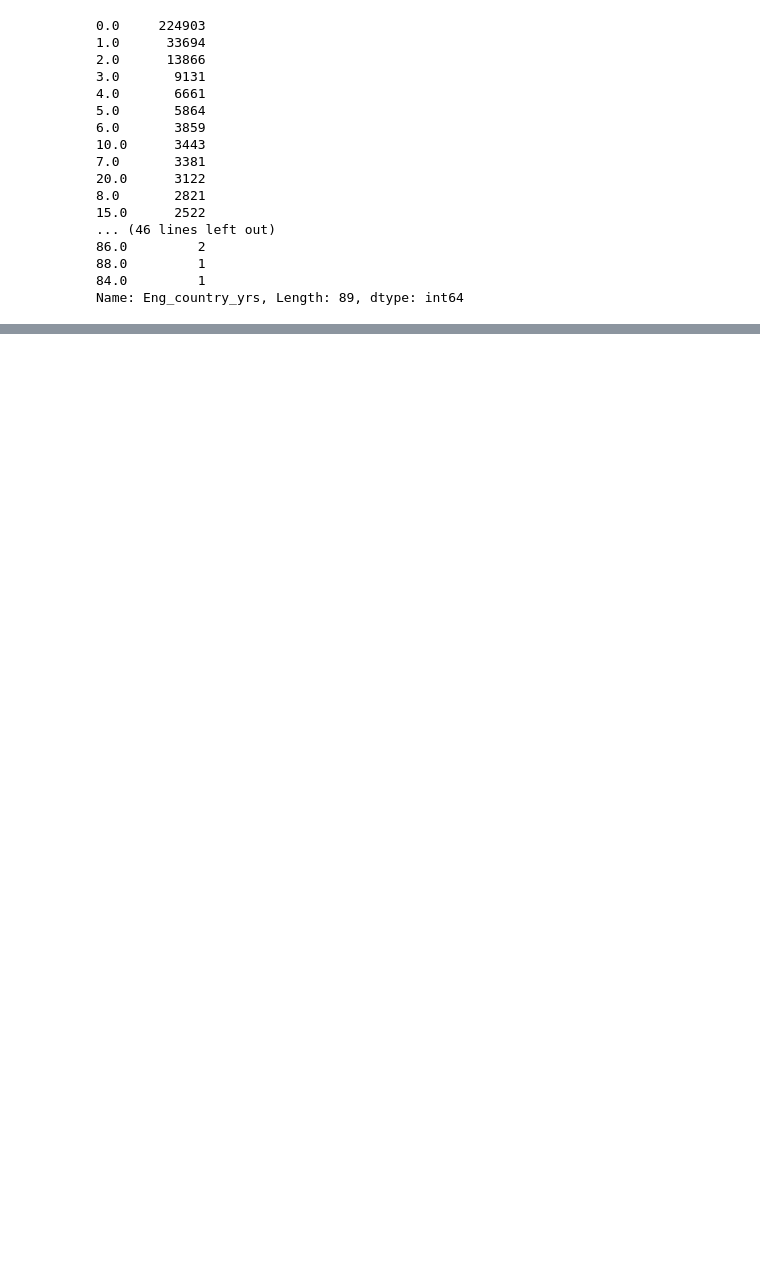
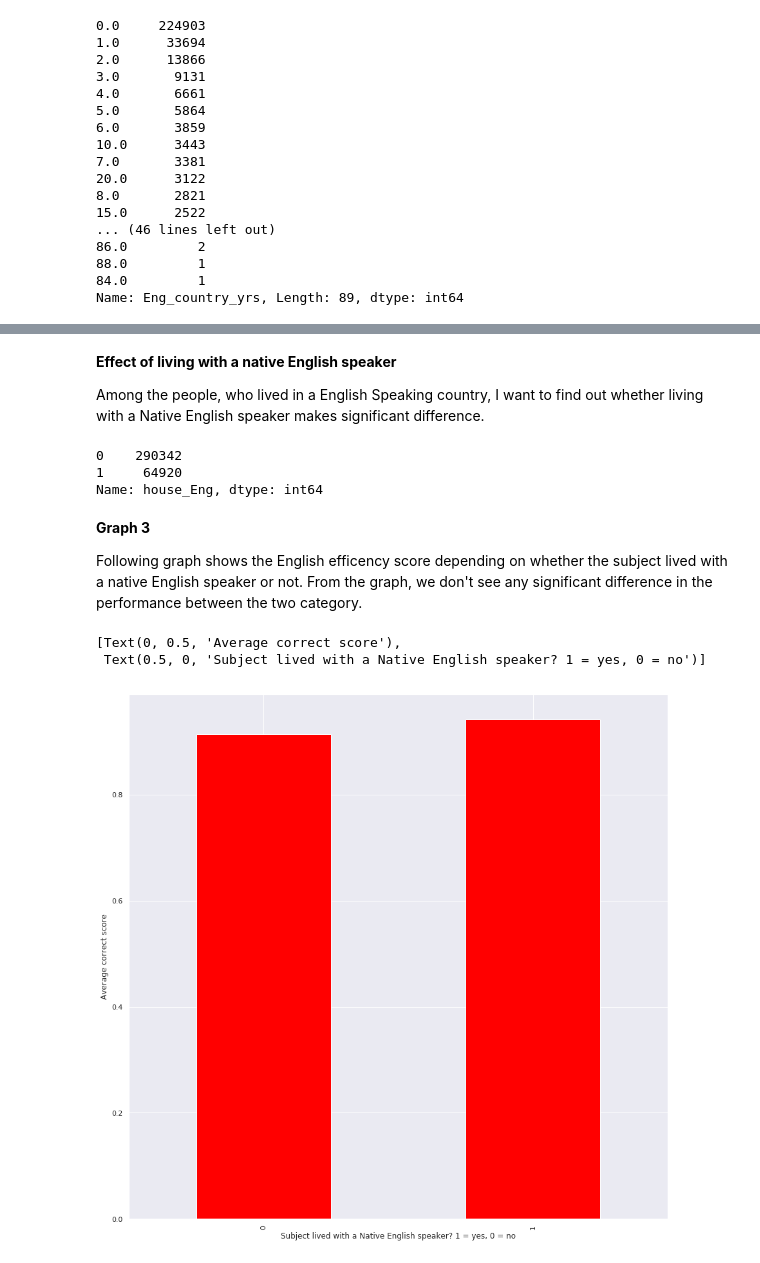
Before and after one commit to iqbalmorshed/Language-learning, a Jupyter notebook: Language Learning Efficiency.ipynb, the cells around one changed output, grey strips where cells are left out. Cells and saved outputs as stored; diff of their text form; code cells hidden in the pictures; blank space fills up the shorter version.

```diff
--- a/Language Learning Efficiency.ipynb
+++ b/Language Learning Efficiency.ipynb
@@ -469,0 +479,21 @@ ax.set(xlabel="Number of years spent in English speaking country", ylabel="Engli
+# %% [markdown]
+**Effect of living with a native English speaker**
+
+Among the people, who lived in a English Speaking country, I want to find out whether living with a Native English speaker makes significant difference.
+# %%
+eng_country_data['house_Eng'].value_counts()
+# %% [output]
+0    290342
+1     64920
+Name: house_Eng, dtype: int64
+# %% [markdown]
+**Graph 3**
+
+Following graph shows the English efficency score depending on whether the subject lived with a native English speaker or not. From the graph, we don't see any significant difference in the performance between the two category.
+# %%
+ax = eng_country_data.groupby('house_Eng')['correct'].mean().plot.bar( color = 'red')
+ax.set(xlabel="Subject lived with a Native English speaker? 1 = yes, 0 = no", ylabel="Average correct score")
+# %% [output]
+[Text(0, 0.5, 'Average correct score'),
+ Text(0.5, 0, 'Subject lived with a Native English speaker? 1 = yes, 0 = no')]
+[figure, added]
```
Also changed, not shown: parts of 38 cells of this notebook.
